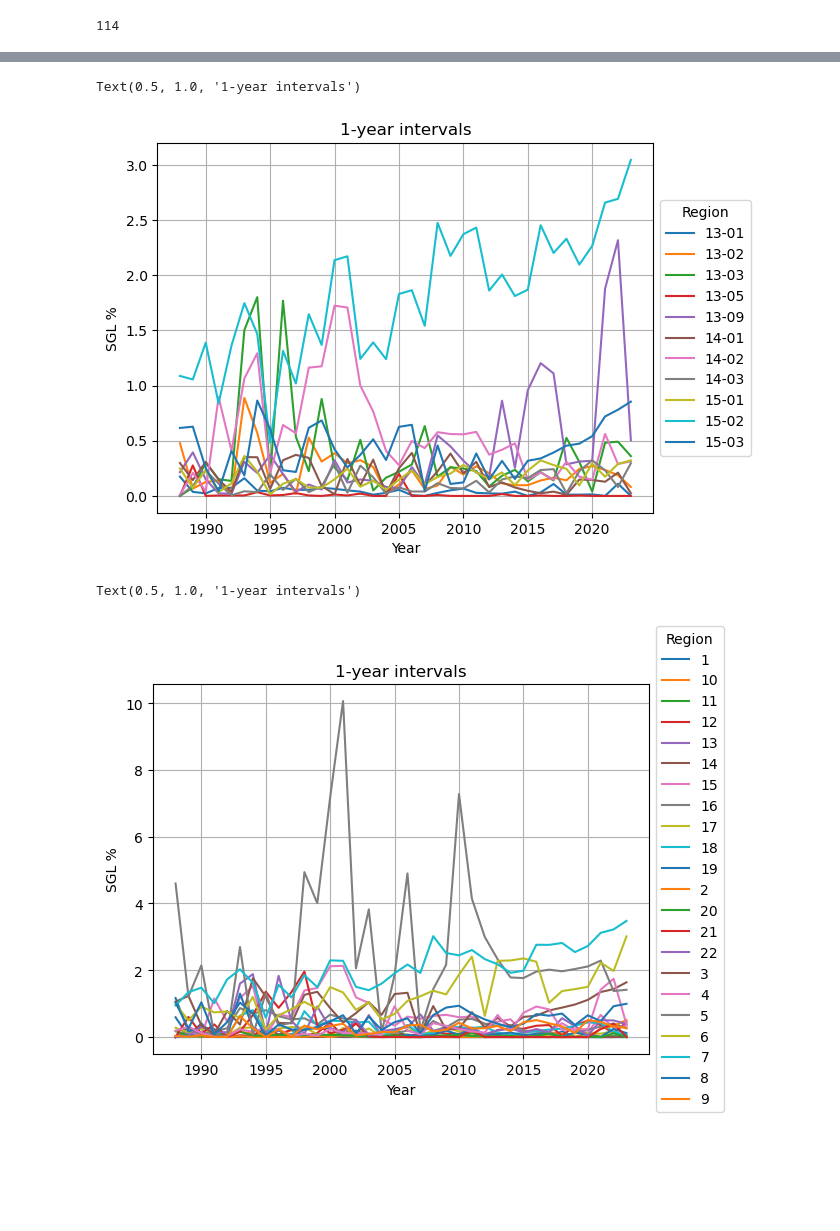
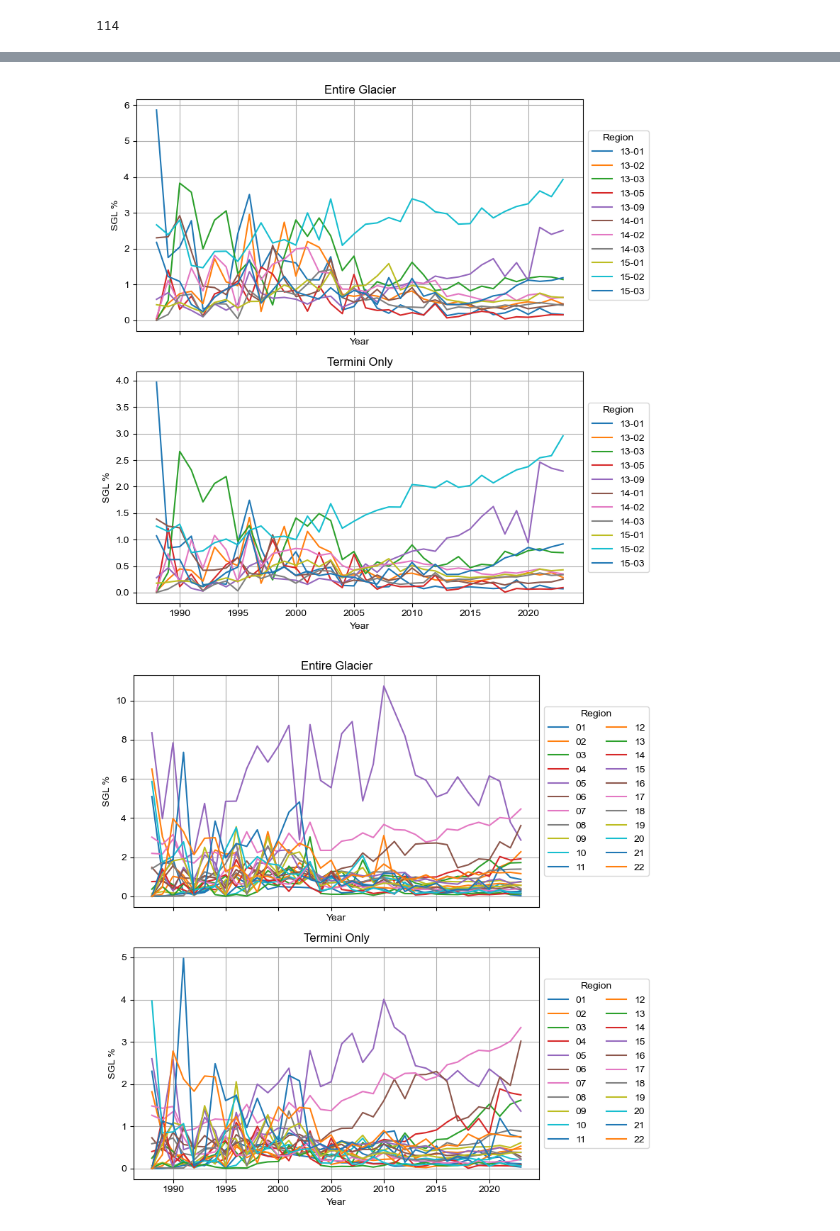
Before and after one commit to lucas-zeller/HMA_supraglacial_hydrology, a Jupyter notebook: investigate_regional_water.ipynb, the cells around one changed output, grey strips where cells are left out. Saved outputs shown, nothing was run; the diff lists cells and outputs as text; code cells hidden in the pictures; blank space fills up the shorter version.

```diff
--- a/investigate_regional_water.ipynb
+++ b/investigate_regional_water.ipynb
@@ -34,6 +35,11 @@ regions_gdf = gpd.read_file(fp_regions).to_crs("ESRI:102025")
 regions_gdf = regions_gdf.rename({"id":"o3region"}, axis=1)
 rgi_gdf = rgi_gdf.sjoin(regions_gdf[["o3region","geometry"]])
 dc_gdf = dc_gdf.sjoin(regions_gdf[["o3region","geometry"]])
+# %%
+# matplotlib stuff
+mpl.rcParams['font.family'] = 'Arial'
+mpl.rcParams['mathtext.fontset'] = 'custom'
+mpl.rcParams['mathtext.rm'] = 'Arial'
 # %%
 # open the water data for each glacier, format into a single df
 
@@ -108,5 +125,5 @@ len(df_big)
 # define annual columns, 5-year columns
 intervals = [ [1990,1994],[1995,1999],[2000,2004],[2005,2009],[2010,2014],[2015,2019],[2020,2023] ]
 c_1yr = [ f"water_{y}_m2" for y in range(1988,2024) ]
-c_5yr = [ f'water_{i[0]}_{i[1]}_m2' for i in intervals ]
+c_1yr_term = [ f"water_{y}_terminus_m2" for y in range(1988,2024) ]
 # %%
@@ -149,50 +198,62 @@ axs.set_ylim(0,)
 # %%
 # plot the annual timeseries of each o2region
-# for each o2_region, lets calculate the total water area each year/interval
 df_to_use = df_all
 df_o2 = df_to_use.groupby("o2_region").sum(numeric_only=True)
 
-subset = df_o2[c_1yr]
-subset = subset.T
 
-fig,axs = plt.subplots()
+fig,axs = plt.subplots(2,1, figsize=(8,8), sharex=True, sharey=False)
 
+subset = df_o2[c_1yr].T
 for c in subset.columns:
-# for c in ['14-01','14-02','14-03']:
-    # grab debris-covered area (in m2)
     dc_area = df_o2.loc[c]['area_dc']*1000*1000
-    axs.plot( np.arange(1988,2024), subset[c].values / (dc_area) * 100, label=c )
-axs.legend(loc='center left', title='Region', bbox_to_anchor=(1,0.5))
+    axs[0].plot( np.arange(1988,2024), subset[c].values / (dc_area) * 100, label=c )
+axs[0].legend(loc='center left', title='Region', bbox_to_anchor=(1,0.5))
+axs[0].grid(zorder=1)
+axs[0].set_xlabel("Year")
+axs[0].set_ylabel("SGL %")
+axs[0].set_title("Entire Glacier")
 
-axs.grid(zorder=1)
-axs.set_xlabel("Year")
-axs.set_ylabel("SGL %")
-axs.set_title("1-year intervals")
+subset = df_o2[c_1yr_term].T
+for c in subset.columns:
+    dc_area = df_o2.loc[c]['area_dc']*1000*1000
+    axs[1].plot( np.arange(1988,2024), subset[c].values / (dc_area) * 100, label=c )
+axs[1].legend(loc='center left', title='Region', bbox_to_anchor=(1,0.5))
+axs[1].grid(zorder=1)
+axs[1].set_xlabel("Year")
+axs[1].set_ylabel("SGL %")
+axs[1].set_title("Termini Only")
+
+plt.tight_layout()
 # %% [output]
-Text(0.5, 1.0, '1-year intervals')
-[figure, old version]
+[figure, new version]
 # %%
 # plot the annual timeseries of each o3region
-# for each o2_region, lets calculate the total water area each year/interval
 df_to_use = df_all
-df_o2 = df_to_use.groupby("o3_region").sum(numeric_only=True)
+df_o3 = df_to_use.groupby("o3_region").sum(numeric_only=True)
 
-subset = df_o2[c_1yr]
-subset = subset.T
 
-fig,axs = plt.subplots()
+fig,axs = plt.subplots(2,1, figsize=(8,8), sharex=True, sharey=False)
 
+subset = df_o3[c_1yr].T
 for c in subset.columns:
-# for c in ['14-01','14-02','14-03']:
-    # grab debris-covered area (in m2)
-    dc_area = df_o2.loc[c]['area_dc']*1000*1000
-    axs.plot( np.arange(1988,2024), subset[c].values / (dc_area) * 100, label=c )
-axs.legend(loc='center left', title='Region', bbox_to_anchor=(1,0.5))
+    dc_area = df_o3.loc[c]['area_dc']*1000*1000
+    axs[0].plot( np.arange(1988,2024), subset[c].values / (dc_area) * 100, label=c )
+axs[0].legend(loc='center left', title='Region', bbox_to_anchor=(1,0.5), ncols=2)
+axs[0].grid(zorder=1)
+axs[0].set_xlabel("Year")
+axs[0].set_ylabel("SGL %")
+axs[0].set_title("Entire Glacier")
 
-axs.grid(zorder=1)
-axs.set_xlabel("Year")
-axs.set_ylabel("SGL %")
-axs.set_title("1-year intervals")
+subset = df_o3[c_1yr_term].T
+for c in subset.columns:
+    dc_area = df_o3.loc[c]['area_dc']*1000*1000
+    axs[1].plot( np.arange(1988,2024), subset[c].values / (dc_area) * 100, label=c )
+axs[1].legend(loc='center left', title='Region', bbox_to_anchor=(1,0.5), ncols=2)
+axs[1].grid(zorder=1)
+axs[1].set_xlabel("Year")
+axs[1].set_ylabel("SGL %")
+axs[1].set_title("Termini Only")
+
+plt.tight_layout()
 # %% [output]
-Text(0.5, 1.0, '1-year intervals')
-[figure, old version]
+[figure, new version]
```
Also changed, not shown: parts of 11 cells of this notebook, 29 other files.
